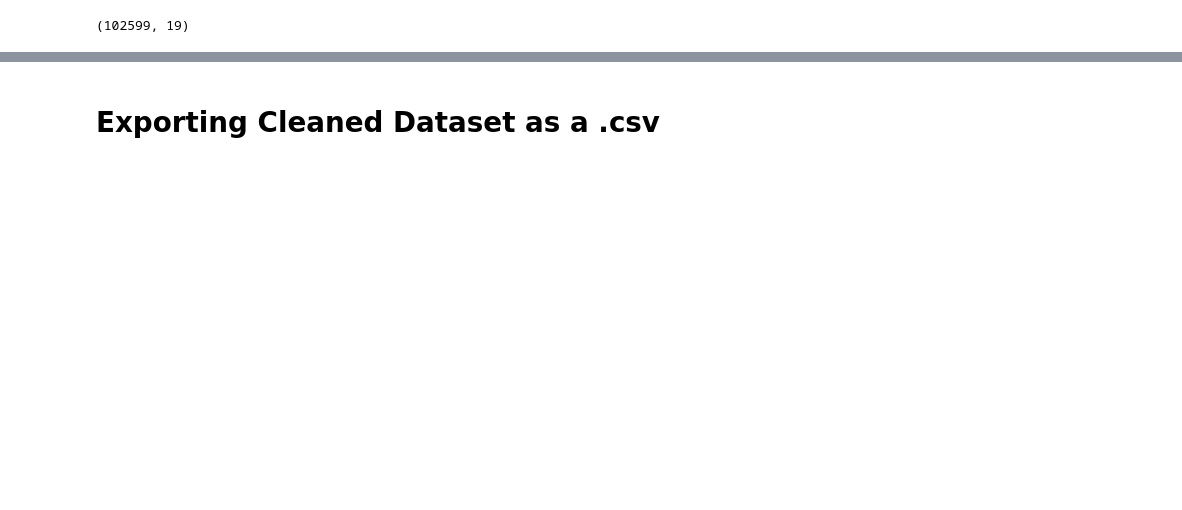
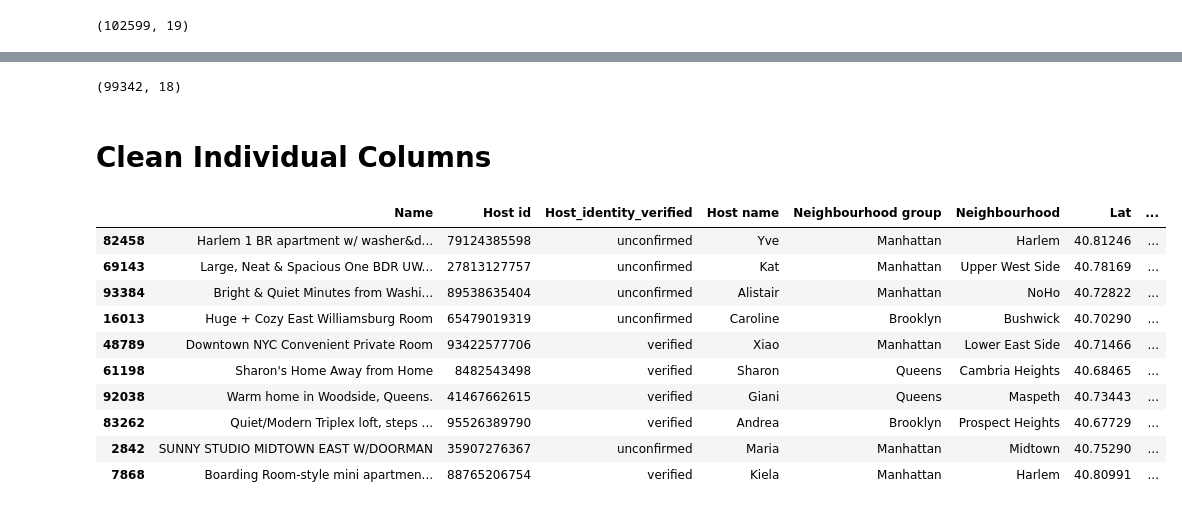
Before and after one commit to RameshChettiar0806/Data-Cleaning-using-Python, a Jupyter notebook: AirBNB Dataset/data cleaning and preprocessing/airbnb_cleaning.ipynb, the cells around one changed output, grey strips where cells are left out. Saved outputs shown, nothing was run; the diff lists cells and outputs as text; code cells hidden in the pictures; blank space fills up the shorter version.

```diff
--- a/AirBNB Dataset/data cleaning and preprocessing/airbnb_cleaning.ipynb
+++ b/AirBNB Dataset/data cleaning and preprocessing/airbnb_cleaning.ipynb
@@ -123,3 +137,0 @@ display(data[cols].head(10))
-# %%
-data.reset_index(inplace=True)
-display(data.head(10))
@@ -138,9 +140,3 @@ display(data.head(10))
 # %%
-data["Price"] = data["Price"].astype(str).str.replace("$", "", regex=False).str.replace(",", "", regex=False).str.strip()
-data["Service fee"] = data["Service fee"].astype(str).str.replace("$", "", regex=False).str.strip()
-
-data["Price"] = data["Price"].astype(float)
-data["Service fee"] = data["Service fee"].astype(float)
-
-display(data[["Price", "Service fee"]].head())
+data.duplicated().value_counts()
 # %% [output]
@@ -153,5 +150,4 @@ display(data[["Price", "Service fee"]].head())
 # %%
-data["Last review"] = data["Last review"].astype(str).str.replace("/", "-", regex=False)
-data = data.rename(columns={"index": "Original index"})
-display(data.head(10))
+data.drop_duplicates(inplace = True)
+data.shape
 # %% [output]
@@ -185,2 +180,3 @@ data.head(10)
 # %%
-data.info()
+# Dropping Last Review Column
+data.drop(columns = ["Last review"],inplace = True)
@@ -218,2 +227,0 @@ len(data.columns)
-# %% [markdown]
-# Exporting Cleaned Dataset as a .csv
@@ -221,0 +228,20 @@ data.to_csv("Cleaned_Dataset.csv")
+# %%
+data.shape
+# %% [output]
+(99342, 18)
+# %% [markdown]
+# Clean Individual Columns
+# %%
+data.sample(10)
+# %% [output]
+|  | Name | Host id | Host_identity_verified | Host name | Neighbourhood group | Neighbourhood | Lat | ... |
+| 82458 | Harlem 1 BR apartment w/ washer&d... | 79124385598 | unconfirmed | Yve | Manhattan | Harlem | 40.81246 | ... |
+| 69143 | Large, Neat & Spacious One BDR UW... | 27813127757 | unconfirmed | Kat | Manhattan | Upper West Side | 40.78169 | ... |
+| 93384 | Bright & Quiet Minutes from Washi... | 89538635404 | unconfirmed | Alistair | Manhattan | NoHo | 40.72822 | ... |
+| 16013 | Huge + Cozy East Williamsburg Room | 65479019319 | unconfirmed | Caroline | Brooklyn | Bushwick | 40.70290 | ... |
+| 48789 | Downtown NYC Convenient Private Room | 93422577706 | verified | Xiao | Manhattan | Lower East Side | 40.71466 | ... |
+| 61198 | Sharon's Home Away from Home | 8482543498 | verified | Sharon | Queens | Cambria Heights | 40.68465 | ... |
+| 92038 | Warm home in Woodside, Queens. | 41467662615 | verified | Giani | Queens | Maspeth | 40.73443 | ... |
+| 83262 | Quiet/Modern Triplex loft, steps ... | 95526389790 | verified | Andrea | Brooklyn | Prospect Heights | 40.67729 | ... |
+| 2842 | SUNNY STUDIO MIDTOWN EAST W/DOORMAN | 35907276367 | unconfirmed | Maria | Manhattan | Midtown | 40.75290 | ... |
+| 7868 | Boarding Room-style mini apartmen... | 88765206754 | verified | Kiela | Manhattan | Harlem | 40.80991 | ... |
```
Also changed, not shown: parts of 34 cells of this notebook.
